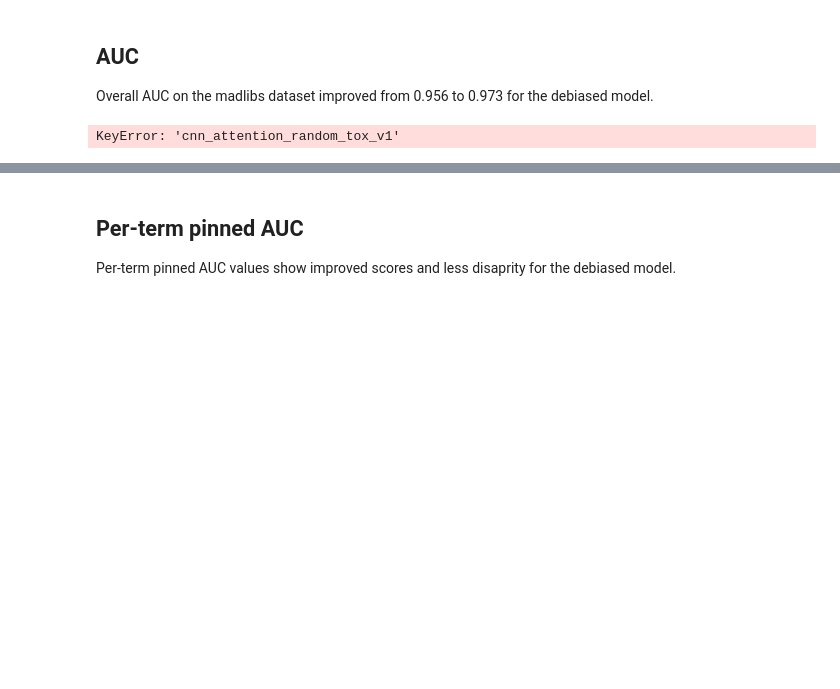
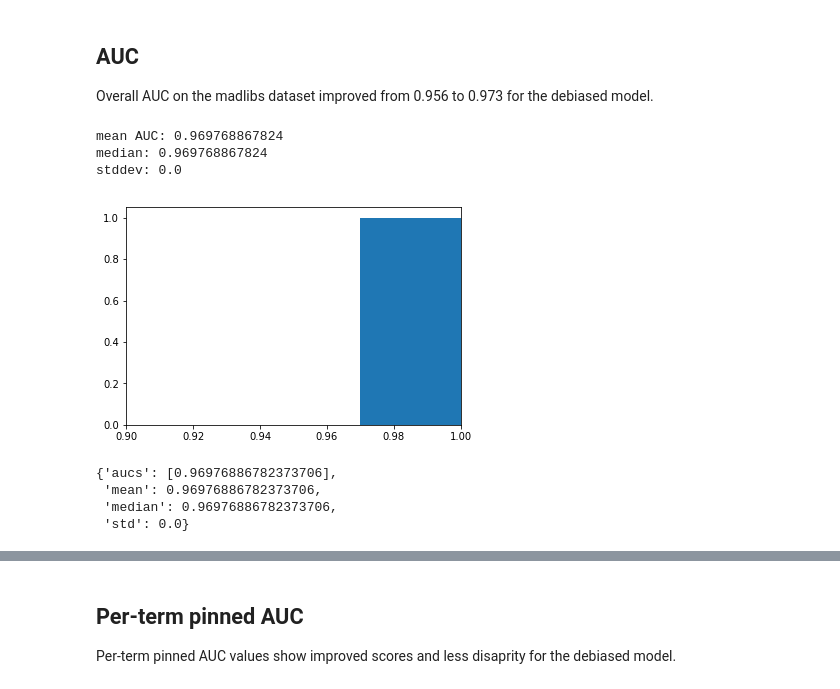
Before and after one commit to conversationai/unintended-ml-bias-analysis, a Jupyter notebook: src/Model bias analysis.ipynb, the cells around one changed output, grey strips where cells are left out. Cells and saved outputs as stored; diff of their text form; code cells hidden in the pictures; blank space fills up the shorter version.

```diff
--- a/src/Model bias analysis.ipynb
+++ b/src/Model bias analysis.ipynb
@@ -29,17 +29,25 @@ MODEL_DIR = '../models/'
 
 # Load 10 copies of each of the 3 model families: the original model, the debiased model, and the random-debiased control.
 
+#wiki_model_names=['cnn_wiki_cnn_v3']
 #wiki_model_names = ['wiki_cnn_v3_{}'.format(i) for i in xrange(100, 110)]
 #wiki_models = [ToxModel(name) for name in wiki_model_names]
 
+#random_model_names=['wiki_debias_random_cnn_v3']
 #random_model_names = ['wiki_debias_random_cnn_v3_{}'.format(i) for i in xrange(100, 110)]
 #random_models = [ToxModel(name) for name in random_model_names]
 
+#debiase_model_names=['wiki_debias_cnn_v3']
 #debias_model_names = ['wiki_debias_cnn_v3_{}'.format(i) for i in xrange(100, 110)]
 #debias_models = [ToxModel(name) for name in debias_model_names]
 
-attention_models = [AttentionToxModel('cnn_attention_wiki_tox_v1')]
-attention_models_names = ['cnn_attention_random_tox_v1_100']
+attention_model_names=['cnn_attention_wiki_tox_v2']
+#attention_model_names = ['cnn_attention_wiki_tox_v2'.format(i) for i in xrange(100, 110)]
+attention_models = [AttentionToxModel(name) for name in attention_model_names]
+
+attention_debiased_models = ['cnn_attention_debias_tox_v2']
+#attention_debiased_model_names = ['cnn_attention_debiased_tox_v2'.format(i) for i in xrange(100, 110)]
+attention_debiased_model_names = [AttentionToxModel(name) for name in attention_model_names]
 # %% [output]
 Hyperparameters
 ---------------
@@ -95,9 +121,16 @@ Wall time: 301 ms
 
 Overall AUC on the madlibs dataset improved from 0.956 to 0.973 for the debiased model.
 # %%
-model_bias_analysis.plot_model_family_auc(madlibs,['cnn_attention_random_tox_v1'], 'label')
+model_bias_analysis.plot_model_family_auc(madlibs,['wiki_cnn_v3_102'], 'label')
 # %% [output]
-KeyError: 'cnn_attention_random_tox_v1'
+mean AUC: 0.969768867824
+median: 0.969768867824
+stddev: 0.0
+[figure, added]
+{'aucs': [0.96976886782373706],
+ 'mean': 0.96976886782373706,
+ 'median': 0.96976886782373706,
+ 'std': 0.0}
 # %%
 print('original models:')
 model_bias_analysis.plot_model_family_auc(madlibs, wiki_model_names, 'label')
```
Also changed, not shown: parts of 6 cells of this notebook, 3 other files.
